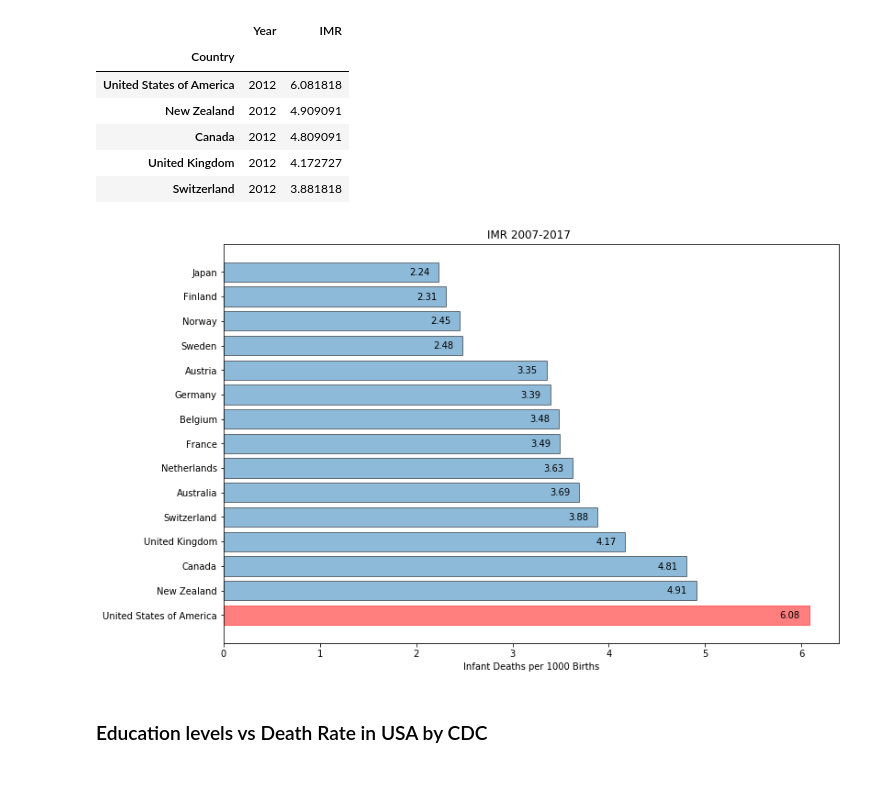
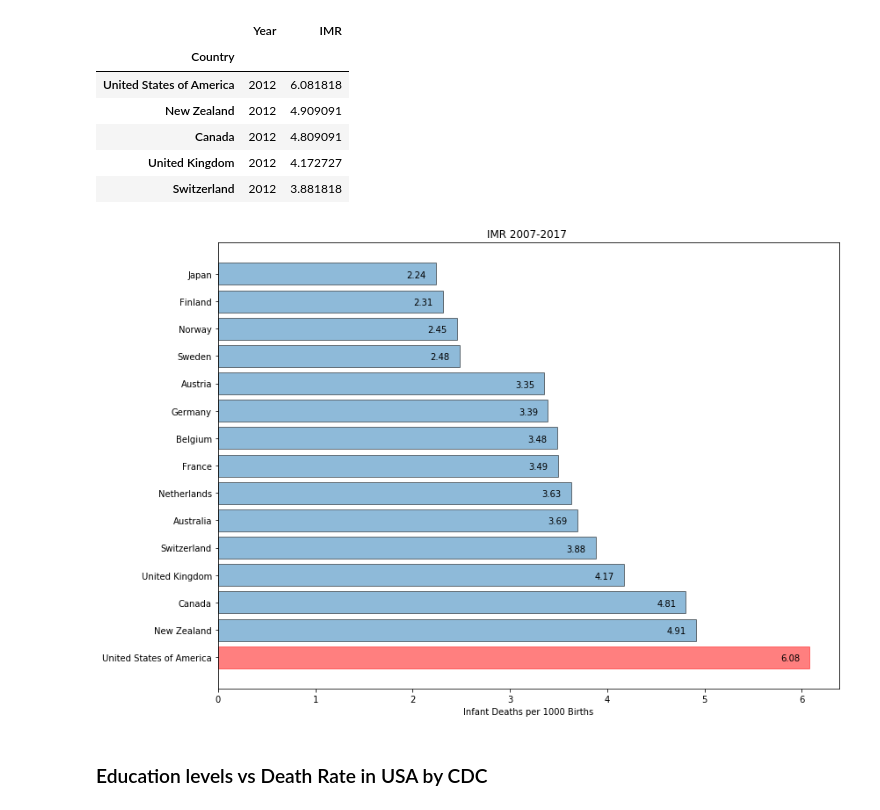
Before and after one commit to jasminajovanovic/IMR, a Jupyter notebook: IMR-all.ipynb, the cells around one changed output. Saved outputs shown, nothing was run; the diff lists cells and outputs as text; code cells hidden in the pictures; blank space fills up the shorter version.

```diff
--- a/IMR-all.ipynb
+++ b/IMR-all.ipynb
@@ -424,22 +406,23 @@ plotImrByCountry.head()
 # %%
 rects = plt.barh(plotImrByCountry.index, plotImrByCountry['IMR'], alpha=0.5, edgecolor='black')
 plt.title("IMR 2007-2017 ")
 plt.xlabel("Infant Deaths per 1000 Births")
 
 for rect in rects:
     indx = rects.index(rect)
     width = rect.get_width()
 
     plt.text(width - 0.2, rect.get_y()+0.2,
          plotImrByCountry['IMR'].iloc[indx].round(2),
          ha='center', va='bottom', color='black', rotation = 'horizontal')
 
 rects[0].set_color('red')
 plt.rcParams["figure.figsize"] = [18, 10]
 plt.savefig("Images/imr by country.png")
+plt.tight_layout()
 plt.show()
 # %% [output]
-[figure, old version]
+[figure, new version]
 # %% [markdown]
 ### Education levels vs Death Rate in USA by CDC
 # %%
```
Also changed, not shown: parts of 5 cells of this notebook, 4 other files.
